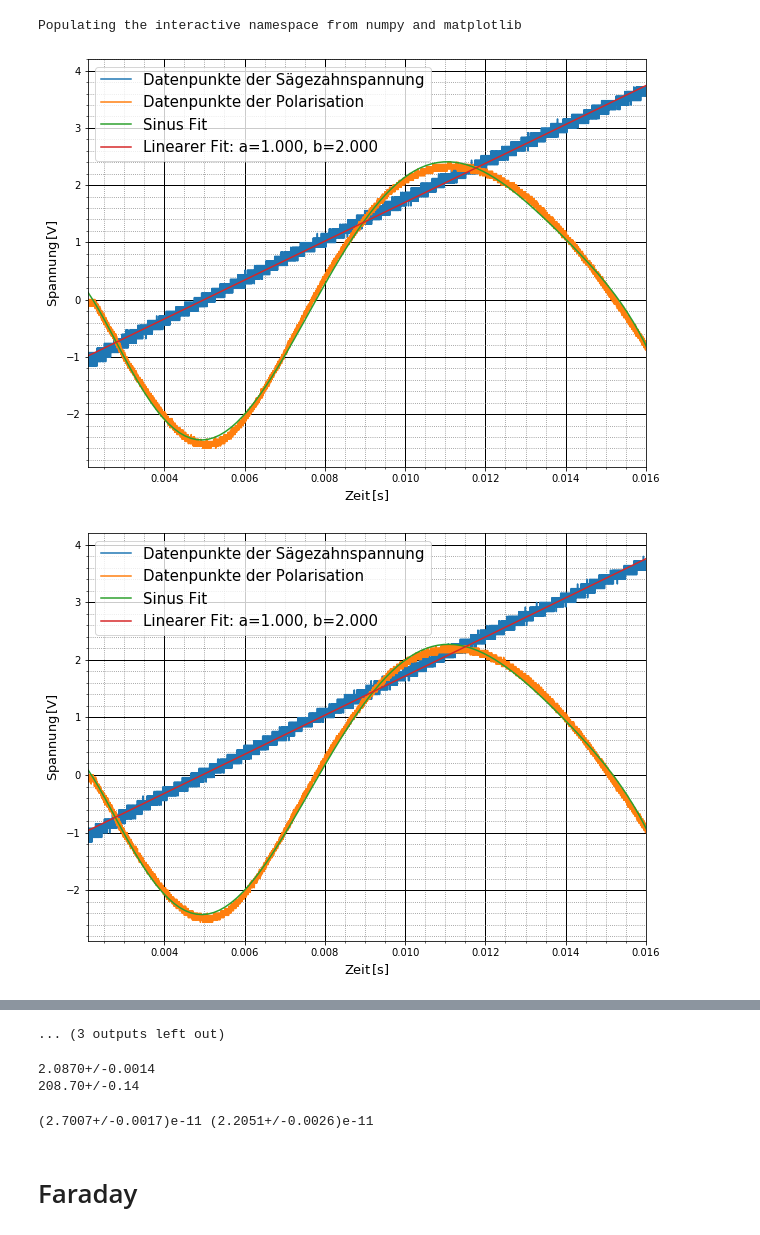
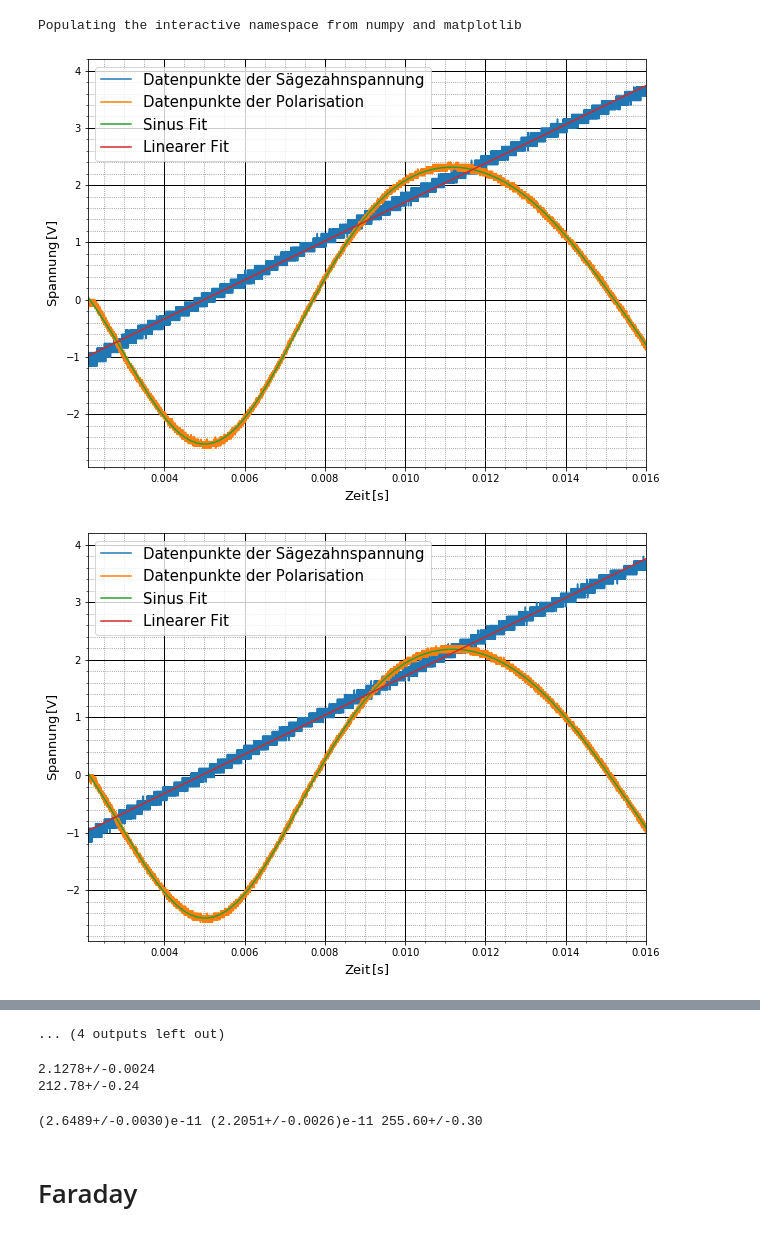
Before and after one commit to shockcookie/FP, a Jupyter notebook: Faraday-Pockels/ErikDamianPock/Farraday Pockels.ipynb, the cells around one changed output, grey strips where cells are left out. Drawn from its saved outputs; the diff is of its cells as text; code cells hidden in the pictures.

```diff
--- a/Faraday-Pockels/ErikDamianPock/Farraday Pockels.ipynb
+++ b/Faraday-Pockels/ErikDamianPock/Farraday Pockels.ipynb
@@ -137,7 +137,7 @@ d2_10 = csvReader('V2_10_HM1508.csv')
 d2_11 = csvReader('V2_11_HM1508.csv')
 d2_12 = csvReader('V2_12_HM1508.csv')
 # %%
-def sinus(x):
+def sinus(x,Name='t'):
     ### FigureSize
 
     fig_size = plt.rcParams["figure.figsize"]
@@ -146,15 +146,19 @@ def sinus(x):
     plt.rcParams["figure.figsize"] = fig_size
 
     ###   Errors / Fit / Plot
-
+    p0 = [4.4679108489092966e+17,59645494257218,-59645494257218,-59645494257218.48,
+       3425485715638.887,
+       -75510449317.22644,
+       782067207.4890754,
+       -3712756.384742639,6703.700417330604,-3.4851186156961003]
     plt.plot(x[0][210:1640],x[1][210:1640], label='Datenpunkte der Sägezahnspannung')
+    parameter = Sinusfit_pm(x[0][210:1640],x[2][210:1640],p0)
     plt.plot(x[0][210:1640],x[2][210:1640], label='Datenpunkte der Polarisation')
-    xnew2,ynew2 =  Sinusfit(x[0][210:1640],x[2][210:1640])
+    xnew2,ynew2 =  Sinusfit(x[0][210:1640],x[2][210:1640],p0)
     xnew1,ynew1 = TT.linfit(x[0][210:1640],x[1][210:1640])
     k = TT.linfit_pm(x[0][210:1640],x[1][210:1640])
     plt.plot(xnew2,ynew2,label='Sinus Fit')
-    plt.plot(xnew1,ynew1,label='Linearer Fit: a=%3.3f, b=%5.3f' % tuple((1,2)))
-
+    plt.plot(xnew1,ynew1,label=r'Linearer Fit')
     #k = x[2][210:1640].index(min(x[2][210:1640])) +210
     #plt.plot(x[0][k],min(x[2][210:1640]),'ro')
     #k2 = x[2][210:1640].index(max(x[2][210:1640])) + 210
@@ -185,12 +189,12 @@ def sinus(x):
     axes.minorticks_on()
 
     plt.legend(fontsize=15)
-    #plt.savefig('SinusFit.png')
+    plt.savefig(Name)
     plt.show()
     y1 = k[0][0] * xnew2[k1] + k[0][1]
     y2 = k[0][0] * xnew2[k2] + k[0][1]
     d = abs(abs(y1)+abs(y2))
-    return d
+    return k
 # %%
 def mean(arr):
     return sum(arr) / len(arr)
@@ -239,22 +243,24 @@ def gmean(arr, error=None, uncertainties=False):
         val = ufloat(val,err)
         return val
 # %%
-n1 = sinus(d1_1)
-n2 = sinus(d1_2)
-n3 = sinus(d1_3)
-n4 = sinus(d1_4)
-n5 = sinus(d1_5)
-n6 = sinus(d1_6)
-n7 = sinus(d1_7)
-n8 = sinus(d1_8)
-n9 = sinus(d1_9)
-n10 = sinus(d1_10)
-n11 = sinus(d1_11)
-n12 = sinus(d1_12)
-n13 = sinus(d1_13)
-n14 = sinus(d1_14)
-n15 = sinus(d1_15)
-l = [n1[0],n2[0],n3[0],n4[0],n5[0],n6[0],n7[0],n8[0],n9[0],n10[0],n11[0],n12[0],n13[0],n14[0],n15[0]]
+n1 = sinus(d1_1,Name='V1_1')
+n2 = sinus(d1_2,Name='V1_2')
+n3 = sinus(d1_3,Name='V1_3')
+n4 = sinus(d1_4,Name='V1_4')
+n5 = sinus(d1_5,Name='V1_5')
+n6 = sinus(d1_6,Name='V1_6')
+n7 = sinus(d1_7,Name='V1_7')
+n8 = sinus(d1_8,Name='V1_8')
+n9 = sinus(d1_9,Name='V1_9')
+n10 = sinus(d1_10,Name='V1_10')
+n11 = sinus(d1_11,Name='V1_11')
+n12 = sinus(d1_12,Name='V1_12')
+n13 = sinus(d1_13,Name='V1_13')
+n14 = sinus(d1_14,Name='V1_14')
+n15 = sinus(d1_15,Name='V1_15')
+#l = [n1[0],n2[0],n3[0],n4[0],n5[0],n6[0],n7[0],n8[0],n9[0],n10[0],n11[0],n12[0],n13[0],n14[0],n15[0]]
+for i in range(2):
+    print(n1[i])
 # %% [output]
-[figure, old version]
+[figure, new version]
-[figure, old version]
+[figure, new version]
@@ -271,11 +277,11 @@ l = [n1[0],n2[0],n3[0],n4[0],n5[0],n6[0],n7[0],n8[0],n9[0],n10[0],n11[0],n12[0],
-... (3 outputs left out)
+... (4 outputs left out)
 # %%
 nges = gmean(l, uncertainties=True)
 print(nges)
 print(nges*100)
 # %% [output]
-2.0870+/-0.0014
-208.70+/-0.14
+2.1278+/-0.0024
+212.78+/-0.24
 # %%
 lambd = 632.8e-9
 d = 2.4e-3
@@ -290,9 +296,9 @@ V2_diff = abs(V2_p + V2_n)
 # %%
 r41_2 = (lambd * d)/(4*lä*V2_diff) * (1/2 * (1/n1**2 + 1/n3**2))**(3/2)
 # %%
-print(r41_1,r41_2)
+print(r41_1,r41_2,V2_diff)
 # %% [output]
-(2.7007+/-0.0017)e-11 (2.2051+/-0.0026)e-11
+(2.6489+/-0.0030)e-11 (2.2051+/-0.0026)e-11 255.60+/-0.30
 # %% [markdown]
 # Faraday
 # %%
```
Also changed, not shown: parts of 5 cells of this notebook, 44 other files.
